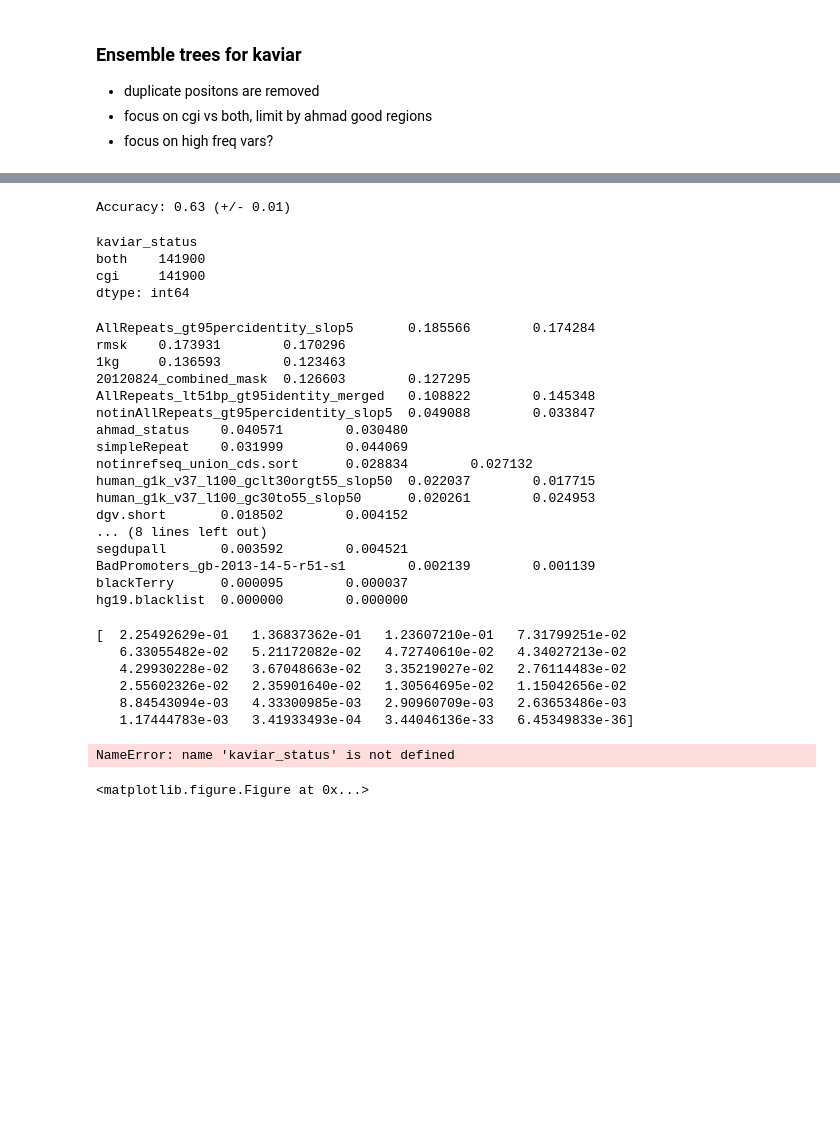
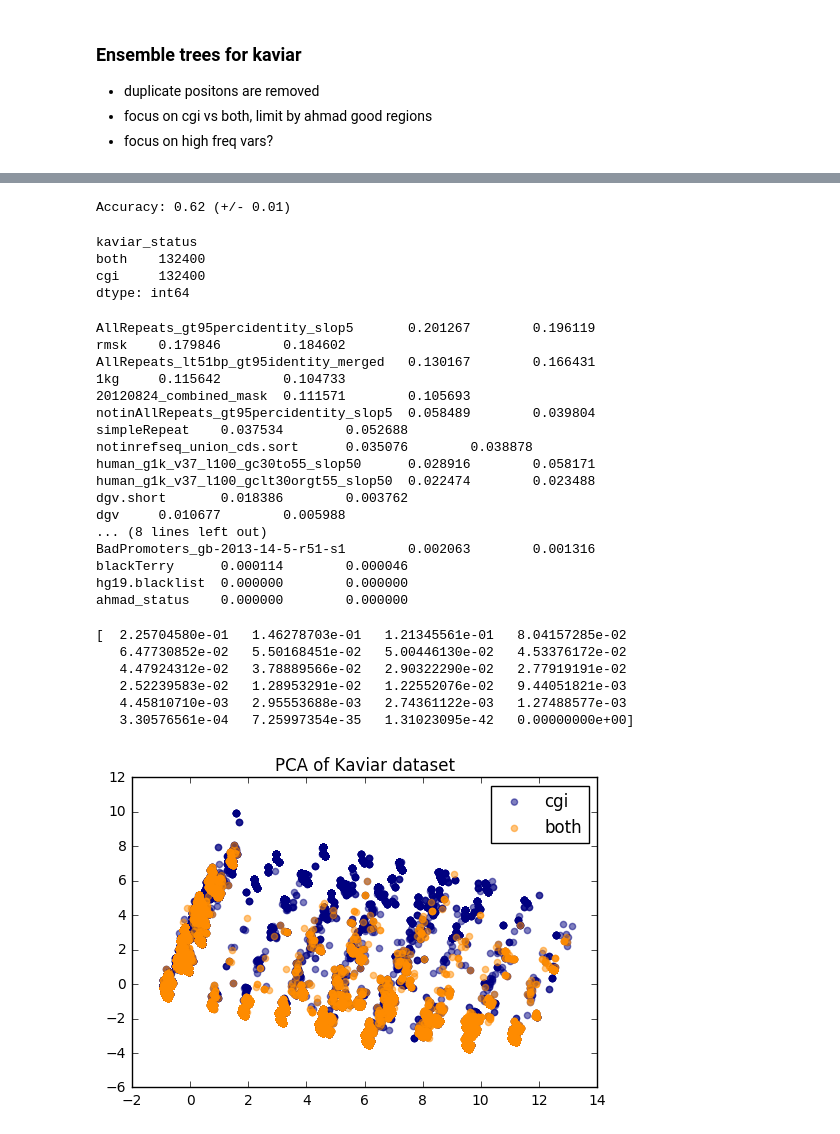
Before and after one commit to bmennis/explore-cgi, a Jupyter notebook: notebooks/kaviar-rf-tot.ipynb, the cells around one changed output, grey strips where cells are left out. Saved outputs shown, nothing was run; the diff lists cells and outputs as text; code cells hidden in the pictures; blank space fills up the shorter version.

```diff
--- a/notebooks/kaviar-rf-tot.ipynb
+++ b/notebooks/kaviar-rf-tot.ipynb
@@ -36,7 +36,8 @@ dat = pd.read_csv(kaviar_mat_file, sep='\t')
 features = [x for x in dat.columns if not x in ('kaviar_status', 'var_type', 'chrom', 'pos', 'ref', 'alt', 'af')]
 dat = dat.drop_duplicates(subset=['chrom', 'pos'])
 # %%
-dat_cgi = dat[((dat['ahmad_status'] == 1) | (dat['ahmad_status'] == 0)) & ((dat.kaviar_status=='cgi') | (dat.kaviar_status=='both'))]
+#dat_cgi = dat[((dat['ahmad_status'] == 1) | (dat['ahmad_status'] == 0)) & ((dat.kaviar_status=='cgi') | (dat.kaviar_status=='both'))]
+dat_cgi = dat[(dat['ahmad_status'] == 1) & ((dat.kaviar_status=='cgi') | (dat.kaviar_status=='both'))]
 dat_cgi.loc[:, 'y'] = dat_cgi.apply(lambda row: 1 if row['kaviar_status'] == 'both' else 0, axis=1)
 dat_cgi.groupby('y').size()
 # %% [output]
@@ -58,8 +59,8 @@ dtype: int64
 #dat_cgi = dat[((dat['ahmad_status'] == 1) | (dat['ahmad_status'] == 0)) & ((dat.kaviar_status=='cgi') | (dat.kaviar_status=='both'))]
 #dat_cgi.loc[:, 'y'] = dat_cgi.apply(lambda row: 1 if row['kaviar_status'] == 'both' else 0, axis=1)
 
-pos_cgi = dat_cgi[dat_cgi.y==1].sample(141900)
-neg_cgi = dat_cgi[dat_cgi.y==0].sample(141900)
+pos_cgi = dat_cgi[dat_cgi.y==1].sample(132400)
+neg_cgi = dat_cgi[dat_cgi.y==0].sample(132400)
 dat_cgi = pd.concat([pos_cgi, neg_cgi])
 
 X = dat_cgi[features].values
@@ -74,10 +75,10 @@ print("Accuracy: %0.2f (+/- %0.2f)" % (scores.mean(), scores.std() * 2))
 
 dat_cgi.groupby('kaviar_status').size()
 # %% [output]
-Accuracy: 0.63 (+/- 0.01)
+Accuracy: 0.62 (+/- 0.01)
 kaviar_status
-both    141900
-cgi     141900
+both    132400
+cgi     132400
 dtype: int64
 # %%
 cols = features
@@ -90,56 +91,48 @@ write_feature_importance(
     X, indices, cols, importances, std
 )
 # %% [output]
-AllRepeats_gt95percidentity_slop5       0.185566        0.174284
-rmsk    0.173931        0.170296
-1kg     0.136593        0.123463
-20120824_combined_mask  0.126603        0.127295
-AllRepeats_lt51bp_gt95identity_merged   0.108822        0.145348
-notinAllRepeats_gt95percidentity_slop5  0.049088        0.033847
-ahmad_status    0.040571        0.030480
-simpleRepeat    0.031999        0.044069
-notinrefseq_union_cds.sort      0.028834        0.027132
-human_g1k_v37_l100_gclt30orgt55_slop50  0.022037        0.017715
-human_g1k_v37_l100_gc30to55_slop50      0.020261        0.024953
-dgv.short       0.018502        0.004152
+AllRepeats_gt95percidentity_slop5       0.201267        0.196119
+rmsk    0.179846        0.184602
+AllRepeats_lt51bp_gt95identity_merged   0.130167        0.166431
+1kg     0.115642        0.104733
+20120824_combined_mask  0.111571        0.105693
+notinAllRepeats_gt95percidentity_slop5  0.058489        0.039804
+simpleRepeat    0.037534        0.052688
+notinrefseq_union_cds.sort      0.035076        0.038878
+human_g1k_v37_l100_gc30to55_slop50      0.028916        0.058171
+human_g1k_v37_l100_gclt30orgt55_slop50  0.022474        0.023488
+dgv.short       0.018386        0.003762
+dgv     0.010677        0.005988
 ... (8 lines left out)
-segdupall       0.003592        0.004521
-BadPromoters_gb-2013-14-5-r51-s1        0.002139        0.001139
-blackTerry      0.000095        0.000037
+BadPromoters_gb-2013-14-5-r51-s1        0.002063        0.001316
+blackTerry      0.000114        0.000046
 hg19.blacklist  0.000000        0.000000
+ahmad_status    0.000000        0.000000
 # %%
 pca = PCA()
 X_r = pca.fit(X).transform(X)
 
-lda = LinearDiscriminantAnalysis()
-X_r2 = lda.fit(X, y).transform(X)
+#lda = LinearDiscriminantAnalysis()
+#X_r2 = lda.fit(X, y).transform(X)
 
 print(pca.explained_variance_ratio_)
 
 plt.figure()
 colors = ['navy', 'darkorange']
 lw = 2
 
-for color, i, status in zip(colors, [0, 1], kaviar_status):
-    plt.scatter(X_r[y == i, 0], X_r[y == i, 1], color=color, alpha=.8, lw=lw,
+for color, i, target_name in zip(colors, [0, 1], ['cgi', 'both']):
+    plt.scatter(X_r[y == i, 0], X_r[y == i, 1], alpha=.5, color=color,
                 label=target_name)
 plt.legend(loc='best', shadow=False, scatterpoints=1)
 plt.title('PCA of Kaviar dataset')
 
-plt.figure()
-for color, i, status in zip(colors, [0, 1], kaviar_status):
-    plt.scatter(X_r2[y == i, 0], X_r2[y == i, 1], alpha=.8, color=color,
-                label=target_name)
-plt.legend(loc='best', shadow=False, scatterpoints=1)
-plt.title('LDA of Kaviar dataset')
-
 plt.show()
 # %% [output]
-[  2.25492629e-01   1.36837362e-01   1.23607210e-01   7.31799251e-02
-   6.33055482e-02   5.21172082e-02   4.72740610e-02   4.34027213e-02
-   4.29930228e-02   3.67048663e-02   3.35219027e-02   2.76114483e-02
-   2.55602326e-02   2.35901640e-02   1.30564695e-02   1.15042656e-02
-   8.84543094e-03   4.33300985e-03   2.90960709e-03   2.63653486e-03
-   1.17444783e-03   3.41933493e-04   3.44046136e-33   6.45349833e-36]
+[  2.25704580e-01   1.46278703e-01   1.21345561e-01   8.04157285e-02
+   6.47730852e-02   5.50168451e-02   5.00446130e-02   4.53376172e-02
+   4.47924312e-02   3.78889566e-02   2.90322290e-02   2.77919191e-02
+   2.52239583e-02   1.28953291e-02   1.22552076e-02   9.44051821e-03
+   4.45810710e-03   2.95553688e-03   2.74361122e-03   1.27488577e-03
+   3.30576561e-04   7.25997354e-35   1.31023095e-42   0.00000000e+00]
-NameError: name 'kaviar_status' is not defined
-<matplotlib.figure.Figure at 0x...>
+[figure, added]
```
Also changed, not shown: parts of 1 cell of this notebook, 3 other files.
